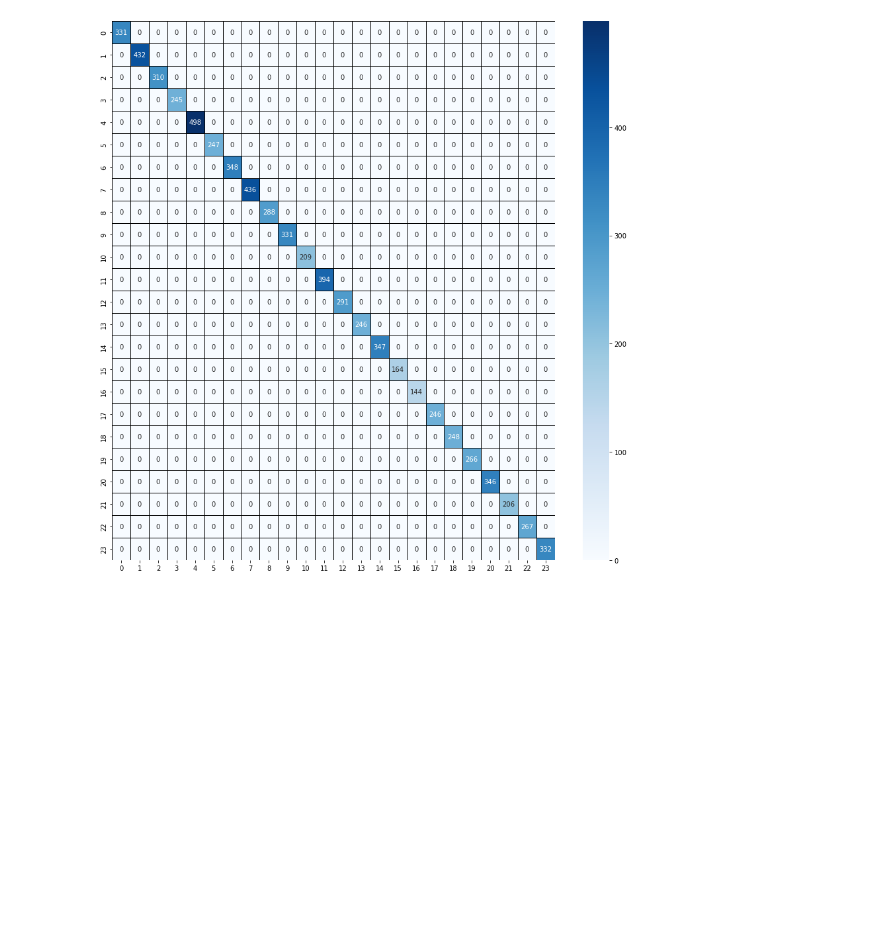
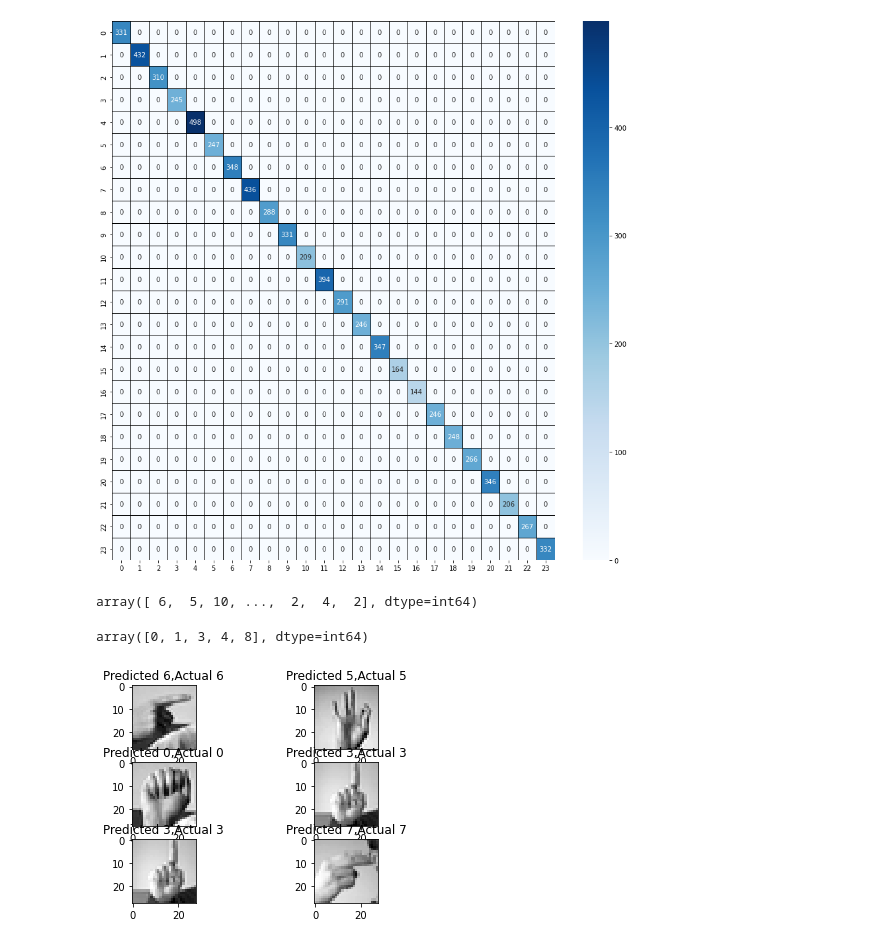
Before and after one commit to thm1d/MNIST_slr, a Jupyter notebook: code.ipynb, the cells around one changed output. Saved outputs shown, nothing was run; the diff lists cells and outputs as text; code cells hidden in the pictures; blank space fills up the shorter version.

Commit message:
prediction vis

```diff
--- a/code.ipynb
+++ b/code.ipynb
@@ -28,6 +27,8 @@ dataset\sign_mnist_train\sign_mnist_train.csv
 # loading the dataset
 train_df = pd.read_csv("dataset/sign_mnist_train.csv")
 test_df = pd.read_csv("dataset/sign_mnist_test.csv")
+test = pd.read_csv("dataset/sign_mnist_test.csv")
+y = test['label']
 # %%
 train_df
 # %% [output]
@@ -203,6 +204,8 @@ Epoch 20/20
 215/215 [==============================] - 87s 404ms/step - loss: 0.0039 - accuracy: 0.9991 - val_loss: 4.0495e-04 - val_accuracy: 1.0000 - lr: 1.5625e-05
 # %%
 model.save("cnn_cc.h5")
+# %%
+model = load_model("cnn_cc.h5")
 # %%
 print("Accuracy of the model is - " , model.evaluate(X_test,y_test)[1]*100 , "%")
 # %% [output]
@@ -265,3 +266,25 @@ sns.heatmap(cm,cmap= "Blues", linecolor = 'black' , linewidth = 1 , annot = True
 # %% [output]
 <AxesSubplot:>
 [figure]
+# %%
+# Converting the prediction probabilities to class label for all test cases
+y_pred_labels = [np.argmax(i) for i in  y_pred]
+# %%
+np.array(y)
+# %% [output]
+array([ 6,  5, 10, ...,  2,  4,  2], dtype=int64)
+# %%
+correct = np.nonzero(y_pred_labels == np.array(y))[0]
+# %%
+correct[:5]
+# %% [output]
+array([0, 1, 3, 4, 8], dtype=int64)
+# %%
+i = 0
+for c in correct[:6]:
+    plt.subplot(3,2,i+1)
+    plt.imshow(x_test[c].reshape(28,28), cmap="gray", interpolation='none')
+    plt.title("Predicted {},Actual {}".format(y_pred_labels[c], y[c]))
+    i += 1
+# %% [output]
+[figure, added]
```
Also changed, not shown: parts of 5 cells of this notebook.
